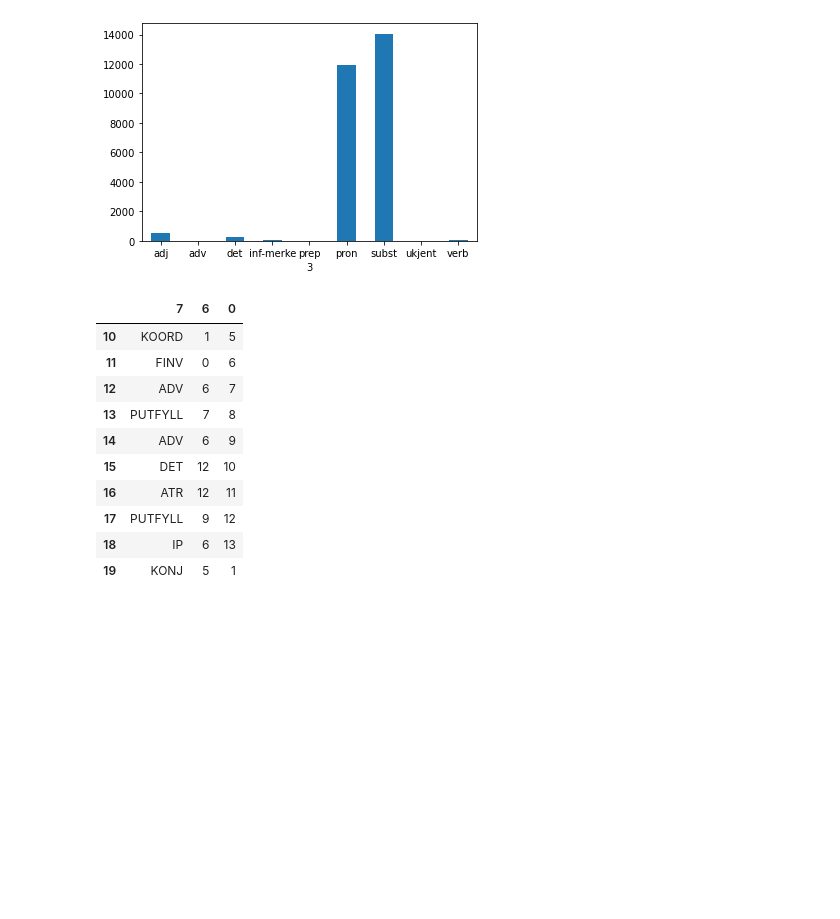
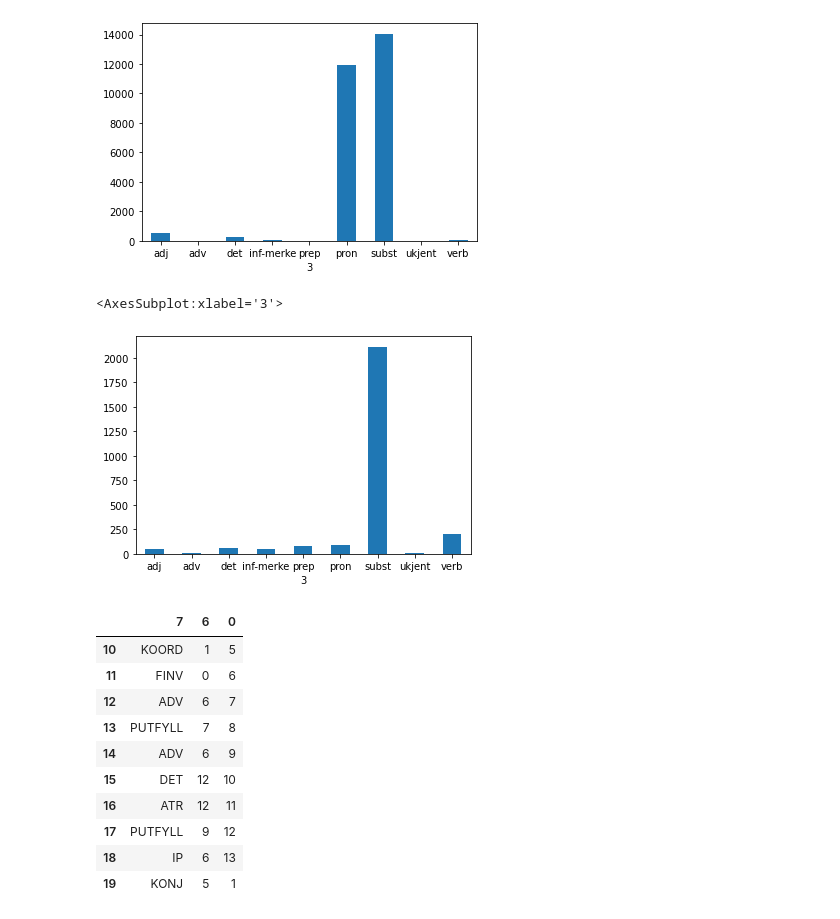
Before and after one commit to Yoonsen/NDT_analyse, a Jupyter notebook: ndt_distance.ipynb, the cells around one changed output. Cells and saved outputs as stored; diff of their text form; code cells hidden in the pictures; blank space fills up the shorter version.

```diff
--- a/Untitled.ipynb
+++ b/ndt_distance.ipynb
@@ -37,6 +37,11 @@ ndt_nob[ndt_nob[7].isin(['SUBJ'])].groupby(3)[0].count().plot(kind='bar', rot =
 # %% [output]
 <AxesSubplot:xlabel='3'>
 [figure]
+# %%
+ndt_nob[ndt_nob[7].isin(['APP'])].groupby(3)[0].count().plot(kind='bar', rot = 0)
+# %% [output]
+<AxesSubplot:xlabel='3'>
+[figure, added]
 # %%
 dist = ndt_nob[[7,6,0]]
 # %%
```
